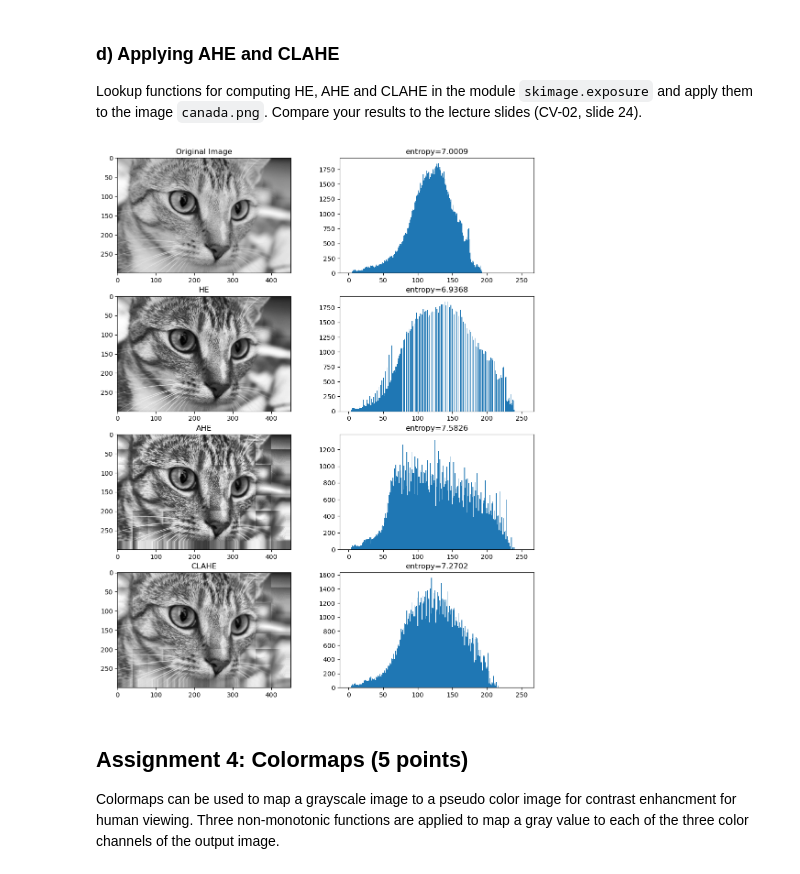
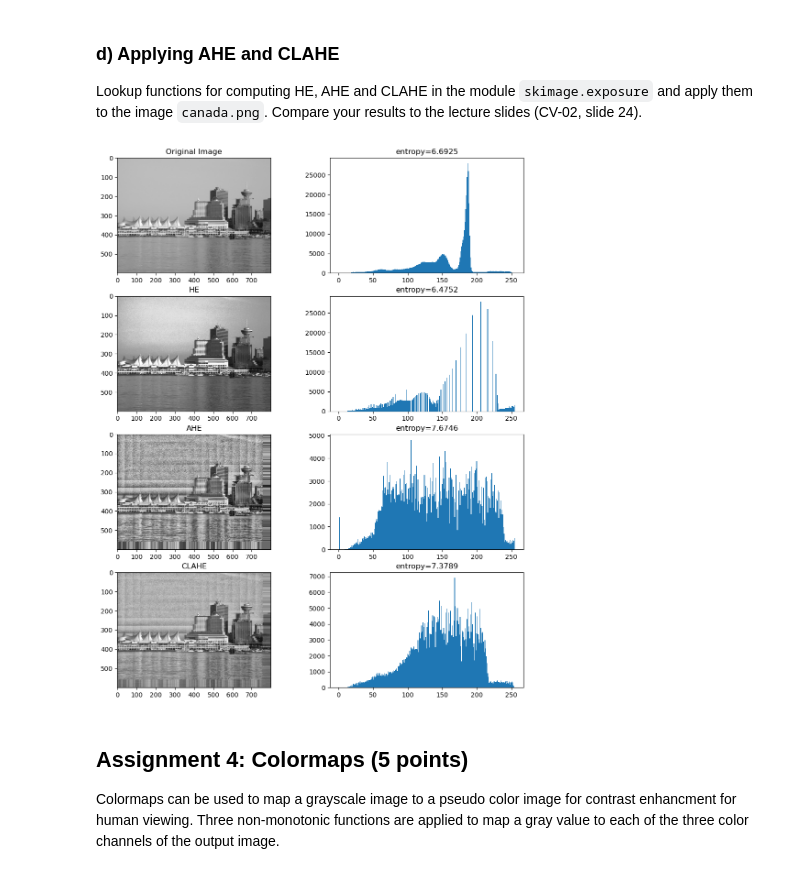
Before and after one commit to Moorboor/ComputerVision, a Jupyter notebook: Homeworks/1/sheet01.ipynb, the cells around one changed output. Drawn from its saved outputs; the diff is of its cells as text; code cells hidden in the pictures.

```diff
--- a/Homeworks/1/sheet01.ipynb
+++ b/Homeworks/1/sheet01.ipynb
@@ -278,7 +278,7 @@ from imageio.v2 import imread
 import matplotlib.pyplot as plt
 import numpy as np
 
-img = imread("imageio:chelsea.png", pilmode="L")#'images/canada.png', pilmode='L')
+img = imread('images/canada.png', pilmode='L')
 frame = img
 
 def get_information_content(frame):
@@ -344,38 +344,38 @@ img_he = frame_he
 img_ahe = frame_ahe
 img_clahe = frame_clahe
 
 plt.figure(figsize=(12, 15))
 plt.subplot(4,2,1)
 plt.title("Original Image")
-plt.imshow(img)
+plt.imshow(img, cmap="gray")
 plt.subplot(4,2,2)
 plt.title("entropy={:.4f}".format(entropy(img)))
 plt.hist(img.flatten(), 256, (0, 255))
 
 plt.subplot(4,2,3)
 plt.title("HE")
-plt.imshow(img_he)
+plt.imshow(img_he, cmap="gray")
 plt.subplot(4,2,4)
 plt.title("entropy={:.4f}".format(entropy(img_he)))
 plt.hist(img_he.flatten(), 256, (0, 255))
 
 plt.subplot(4,2,5)
 plt.title("AHE")
-plt.imshow(img_ahe)
+plt.imshow(img_ahe, cmap="gray")
 plt.subplot(4,2,6)
 plt.title("entropy={:.4f}".format(entropy(img_ahe)))
 plt.hist(img_ahe.flatten(), 256, (0, 255))
 
 plt.subplot(4,2,7)
 plt.title("CLAHE")
-plt.imshow(img_clahe)
+plt.imshow(img_clahe, cmap="gray")
 plt.subplot(4,2,8)
 plt.title("entropy={:.4f}".format(entropy(img_clahe)))
 plt.hist(img_clahe.flatten(), 256, (0, 255))
 
 plt.show()
 # %% [output]
-[figure, old version]
+[figure, new version]
 # %% [markdown]
 ## Assignment 4: Colormaps (5 points)
 
```
Also changed, not shown: parts of 3 cells of this notebook, 1 other file.
